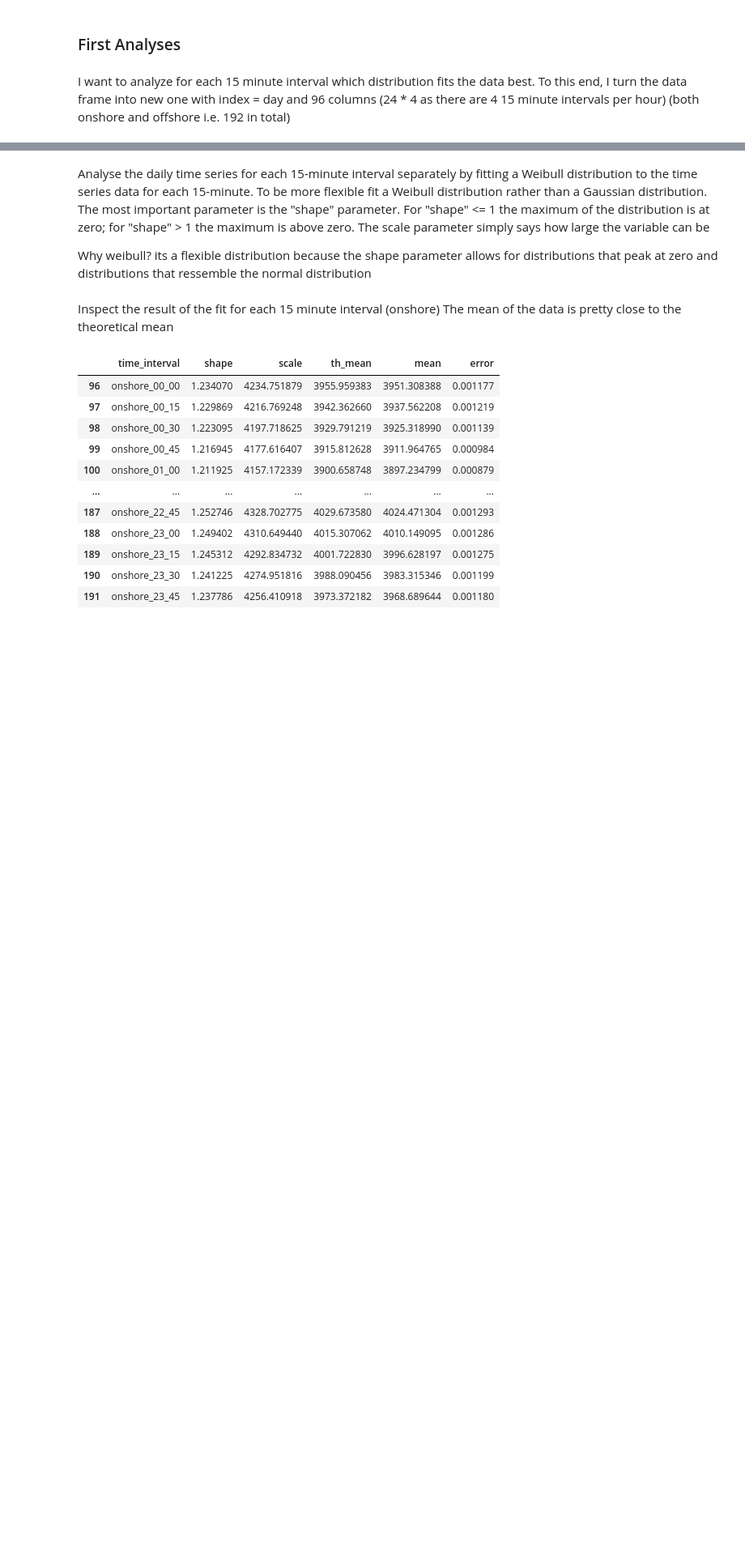
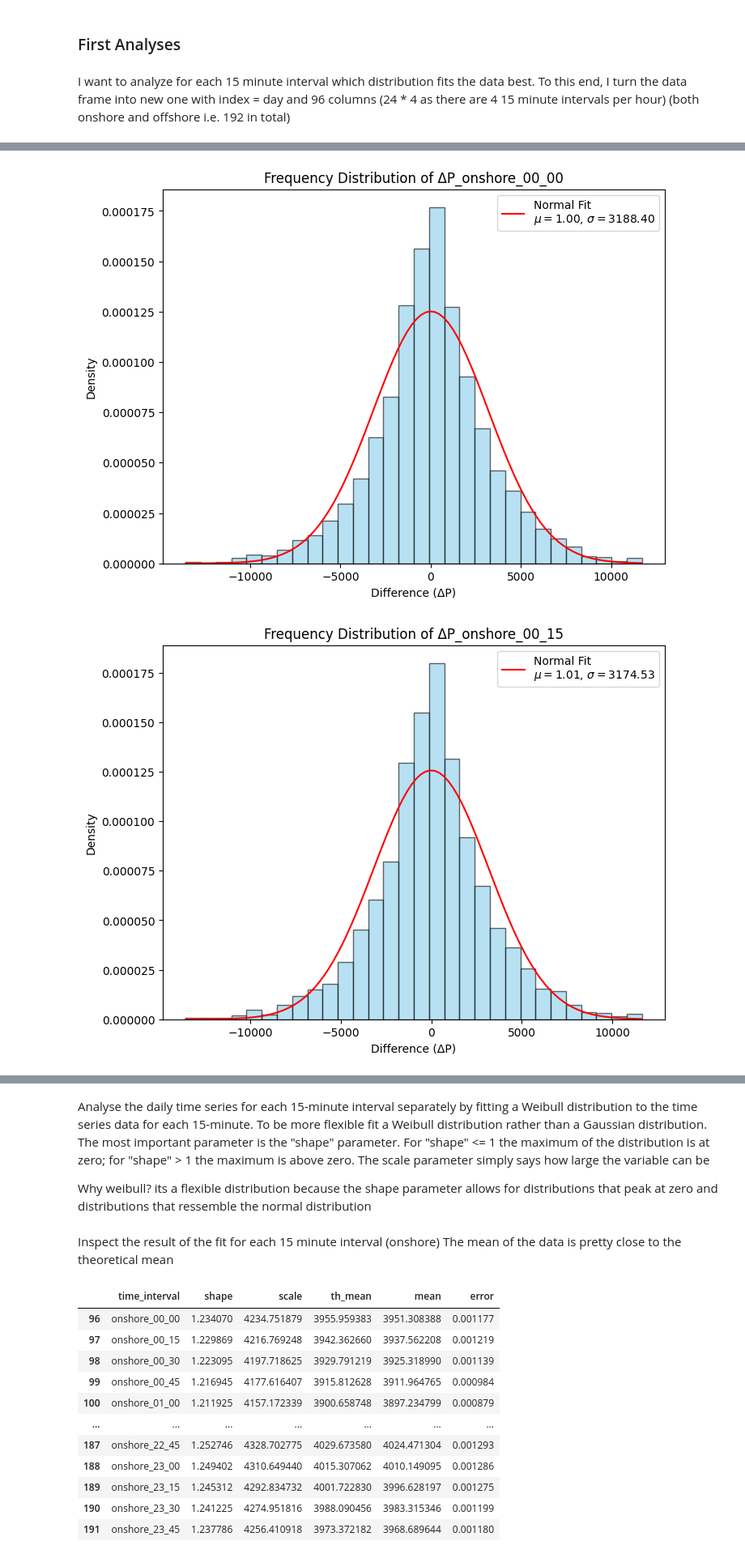
Before and after one commit to Manuel3567/master-thesis, a Jupyter notebook: notebooks/002_electricity_generation.ipynb, the cells around one changed output, grey strips where cells are left out. Shown at 81% size. Cells and saved outputs as stored; diff of their text form; code cells hidden in the pictures; blank space fills up the shorter version.

```diff
--- a/notebooks/002_electricity_generation.ipynb
+++ b/notebooks/002_electricity_generation.ipynb
@@ -101,0 +80,5 @@ reshaped
+# %%
+plot_difference_histograms(reshaped)
+# %% [output]
+[figure, added]
+[figure, added]
```
Also changed, not shown: parts of 5 cells of this notebook, 7 other files.
